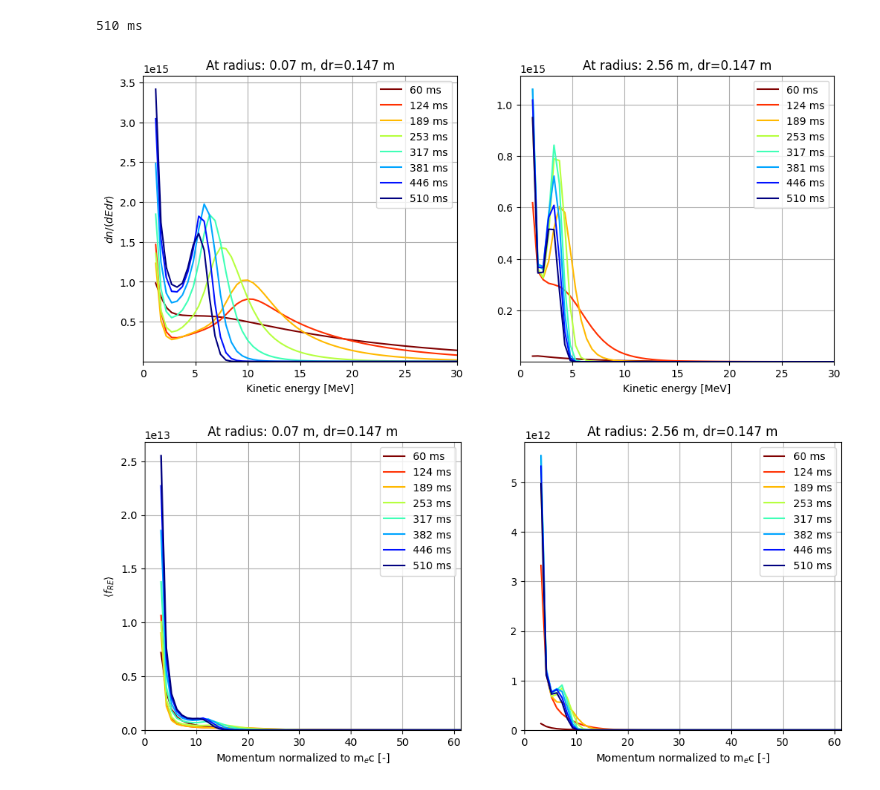
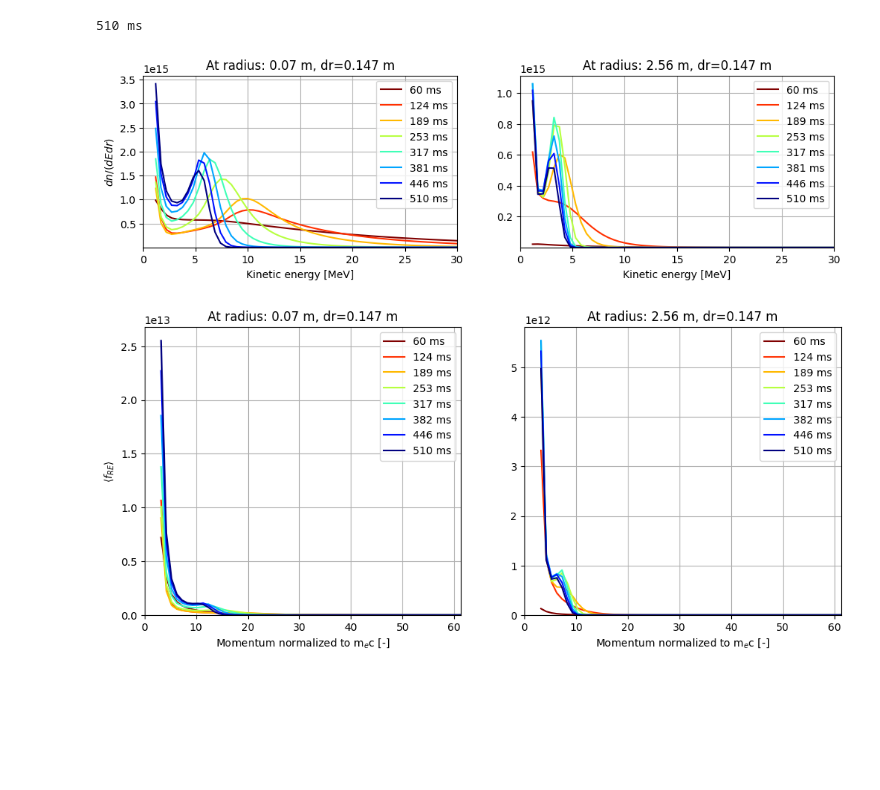
Before and after one commit to leferi99/CDO-plotting, a Jupyter notebook: h5_for_distribution.ipynb, the cells around one changed output. Drawn from its saved outputs; the diff is of its cells as text; code cells hidden in the pictures; blank space fills up the shorter version.

```diff
--- a/h5_for_distribution.ipynb
+++ b/h5_for_distribution.ipynb
@@ -112,6 +112,7 @@ hf.create_dataset("n_tot", data=n_tot_sparse)
 hf.create_dataset("n_re", data=n_re_sparse)
 hf.close()
 # %%
+output_file = "C:/Users/lefer/Documents/Egyetem/RE Projekt/Current/Data/ndc2_30_distribution.h5"
 hf = h5py.File(output_file, 'r')
 timegrid = hf["timegrid_ms"][()]
 radialgrid = hf["radialgrid"][()]
@@ -127,7 +128,7 @@ if True:
 
     xdata = hf["re_energygrid_MeV"][()]
     ydata = hf["dn_over_dEdr"][()]
-    fig = plt.figure(figsize=(12, 5))
+    fig = plt.figure(figsize=(12, 3))
     plt.subplot(1, 2, 1)  # rows, columns, index
     j = 0
     for i in indices:
@@ -148,34 +149,34 @@ if True:
     plt.grid()
 
 
     indices = calculate_indices2(timegrid, 60, 7)
     ccolors = plt.cm.jet(np.linspace(1, 0, len(indices)))
 
     xdata = hf["re_energygrid_MeV"][()]
     ydata = hf["dn_over_dEdr"][()]
     #fig = plt.figure(figsize=(8, 5))
     plt.subplot(1, 2, 2)  # rows, columns, index
     j = 0
     for i in indices:
         plt.plot(xdata, ydata[i, radial_cell_2, :], label='{0:.0f}'.format(np.round(timegrid[i], 0))+" ms",
                  color=ccolors[j])
         j += 1
 
     #plt.ylabel(r'$dn/(dEdr)$')
     plt.xlabel(r'Kinetic energy [MeV]')
     plt.title(r'At radius: ' + '{0:.2f}'.format(radialgrid[radial_cell_2]) + " m, dr="
               + '{0:.3f}'.format(dr[radial_cell_2]) + " m")
     plt.tick_params('x', labelbottom=True)
 
     plt.ylim(1e12, None)
     plt.xlim(0, 30)
     #plt.yscale("log")
     plt.legend()
     plt.grid()
 
 hf.close()
 # %% [output]
-[figure, old version]
+[figure, new version]
 # %%
 hf = h5py.File(output_file, 'r')
 timegrid = concat.timegrid_ms
```
Also changed, not shown: 4 other files.
